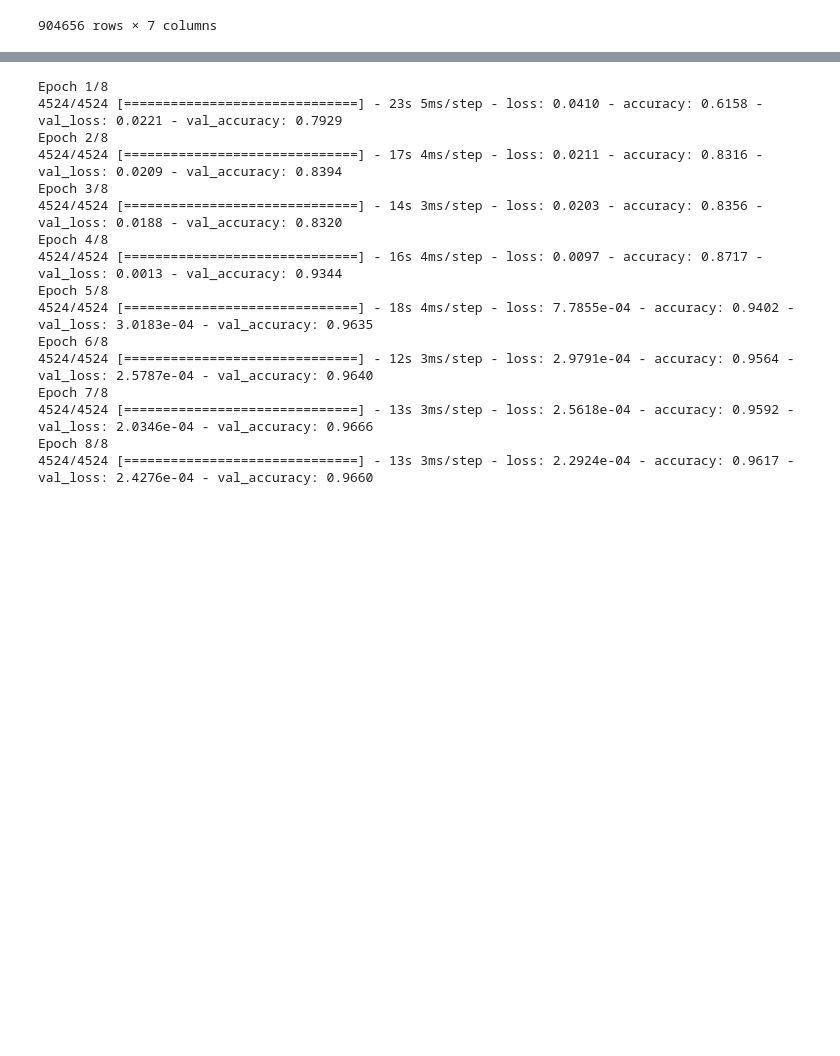
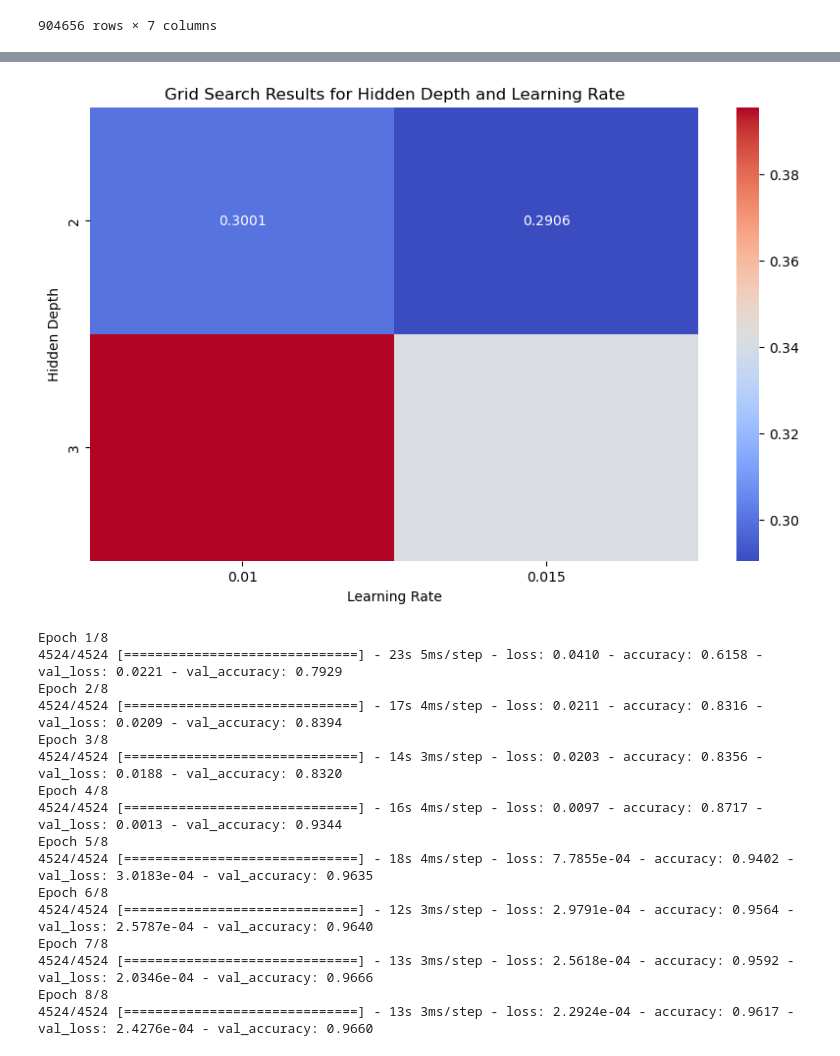
Before and after one commit to marisbaier/Fluorescence-Spectroscopy, a Jupyter notebook: Aufgabe1/Aufgabe1.ipynb, the cells around one changed output, grey strips where cells are left out. Drawn from its saved outputs; the diff is of its cells as text; code cells hidden in the pictures; blank space fills up the shorter version.

Commit message:
Add GridSearch

```diff
--- a/Aufgabe1/Aufgabe1.ipynb
+++ b/Aufgabe1/Aufgabe1.ipynb
@@ -117,3 +121,27 @@ learning rate:  0.01  activation function:  sigmoid
+# %%
+import seaborn as sns
+import matplotlib.pyplot as plt
+
+# Extract the results from the grid search
+results = grid_result.cv_results_
+hidden_depths = results['param_hidden_depth']
+learning_rates = results['param_lr']
+mean_test_scores = -results['mean_test_score']  # Negate for MSE
+
+# Create a pivot table for the heatmap
+pivot_table = pd.pivot_table(pd.DataFrame({'Hidden Depth': hidden_depths, 'Learning Rate': learning_rates, 'Mean Test Score': mean_test_scores}),
+                            values='Mean Test Score', index='Hidden Depth', columns='Learning Rate')
+
+# Create a heatmap using Seaborn
+plt.figure(figsize=(10, 6))
+sns.heatmap(pivot_table, annot=True, fmt='.4f', cmap='coolwarm', cbar=True)
+plt.title('Grid Search Results for Hidden Depth and Learning Rate')
+plt.xlabel('Learning Rate')
+plt.ylabel('Hidden Depth')
+
+plt.show()
+# %% [output]
+[figure, added]
 # %%
 model = tf.keras.Sequential([
     tf.keras.Input(shape=7),
```
Also changed, not shown: parts of 5 cells of this notebook, 1 other file.
